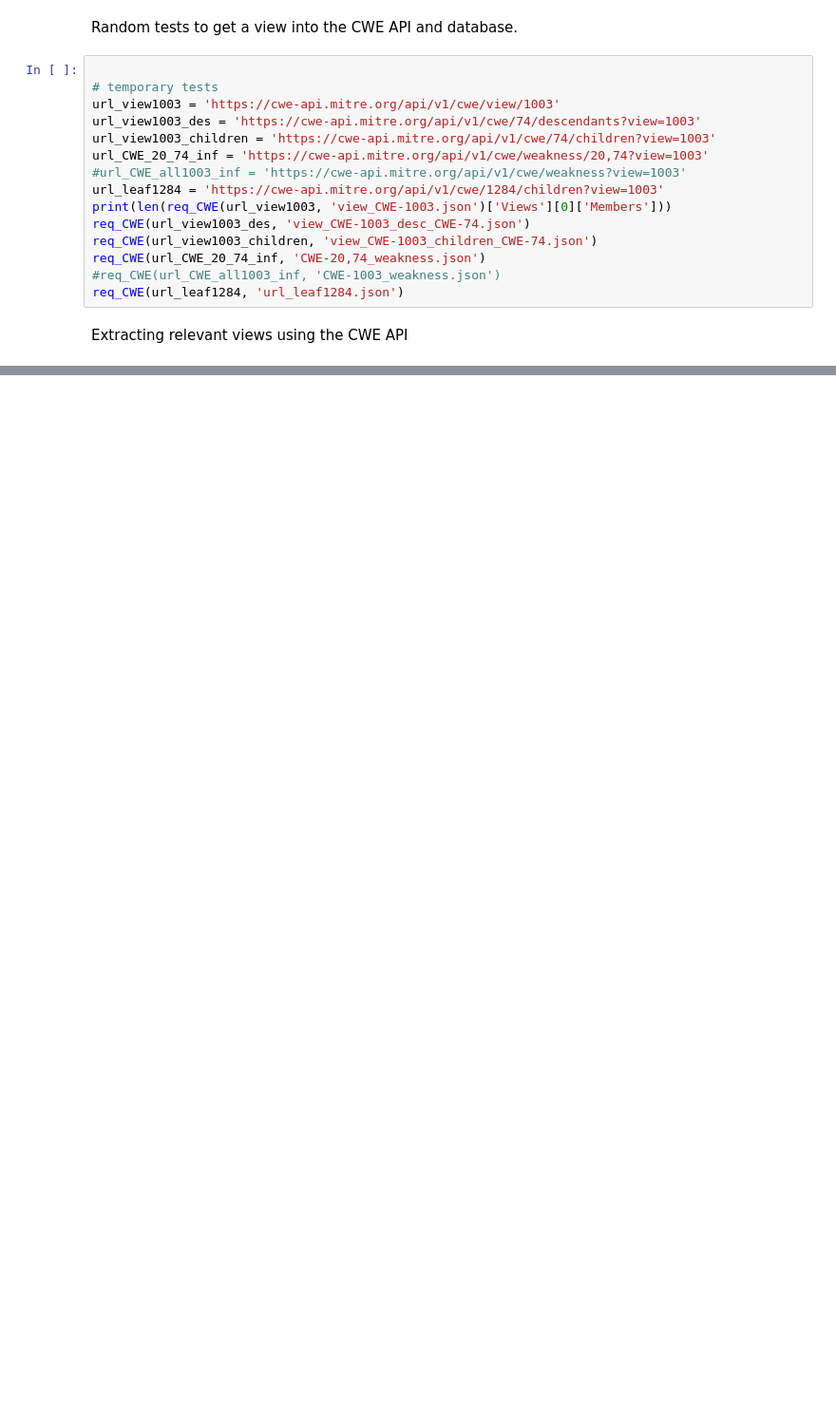
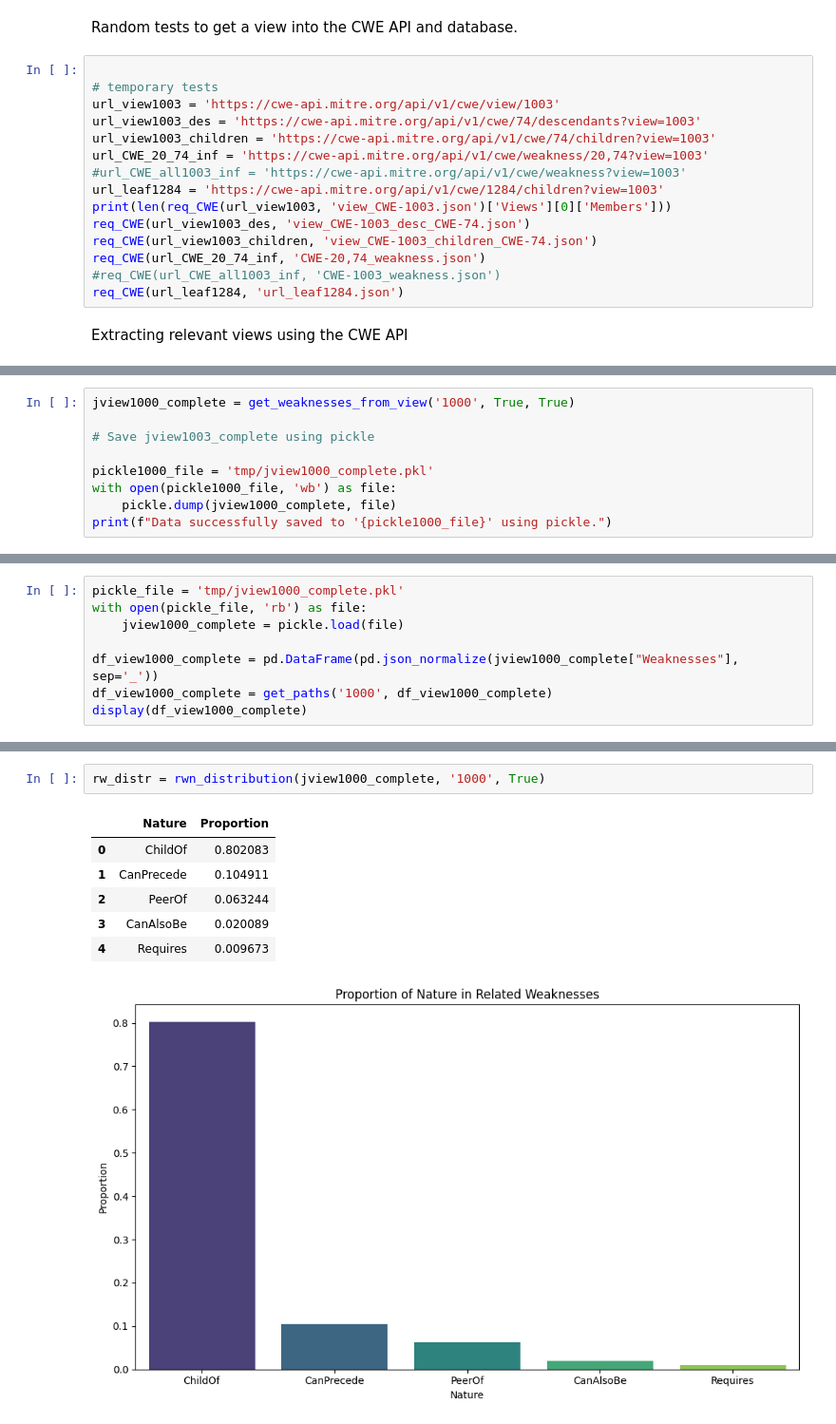
Before and after one commit to Eathus/Thesis-Edvin, a Jupyter notebook: CWE_analysis/analysis.ipynb, the cells around one changed output, grey strips where cells are left out. Shown: that part at 95% size. Cells and saved outputs as stored; diff of their text form; blank space fills up the shorter version.

```diff
--- a/CWE_analysis/analysis.ipynb
+++ b/CWE_analysis/analysis.ipynb
@@ -174,0 +360,9 @@ get_paths('1003', df_view1003_complete)
+# %%
+jview1000_complete = get_weaknesses_from_view('1000', True, True)
+
+# Save jview1003_complete using pickle
+
+pickle1000_file = 'tmp/jview1000_complete.pkl'
+with open(pickle1000_file, 'wb') as file:
+    pickle.dump(jview1000_complete, file)
+print(f"Data successfully saved to '{pickle1000_file}' using pickle.")
@@ -174,0 +386,8 @@ get_paths('1003', df_view1003_complete)
+# %%
+pickle_file = 'tmp/jview1000_complete.pkl'
+with open(pickle_file, 'rb') as file:
+    jview1000_complete = pickle.load(file)
+
+df_view1000_complete = pd.DataFrame(pd.json_normalize(jview1000_complete["Weaknesses"], sep='_'))
+df_view1000_complete = get_paths('1000', df_view1000_complete)
+display(df_view1000_complete)
@@ -174,0 +479,10 @@ get_paths('1003', df_view1003_complete)
+# %%
+rw_distr = rwn_distribution(jview1000_complete, '1000', True)
+# %% [output]
+|  | Nature | Proportion |
+| 0 | ChildOf | 0.802083 |
+| 1 | CanPrecede | 0.104911 |
+| 2 | PeerOf | 0.063244 |
+| 3 | CanAlsoBe | 0.020089 |
+| 4 | Requires | 0.009673 |
+[figure, added]
```
Also changed, not shown: parts of 16 cells of this notebook.
